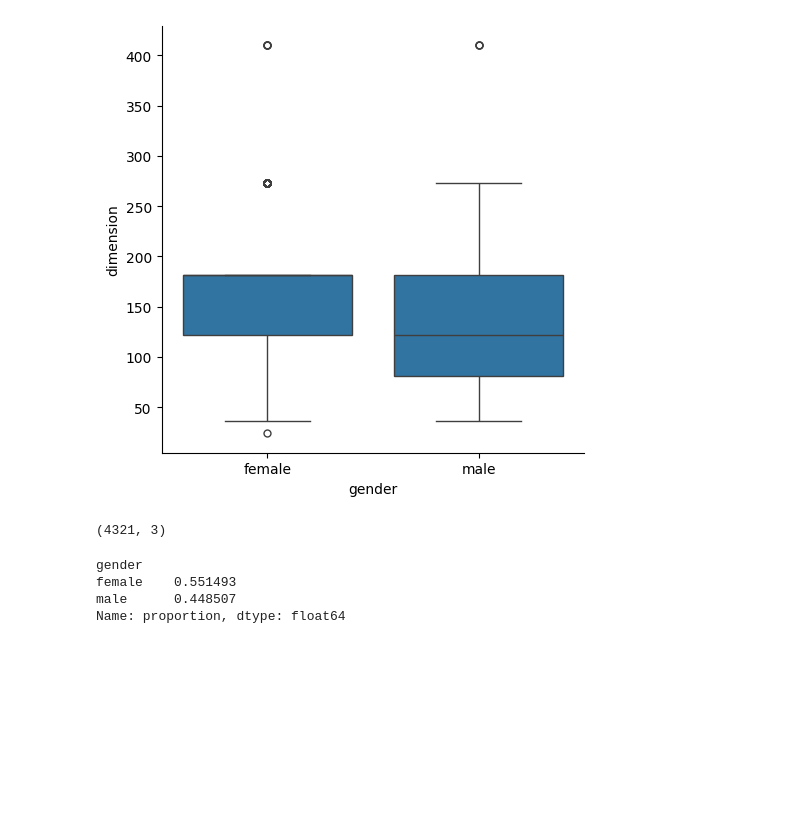
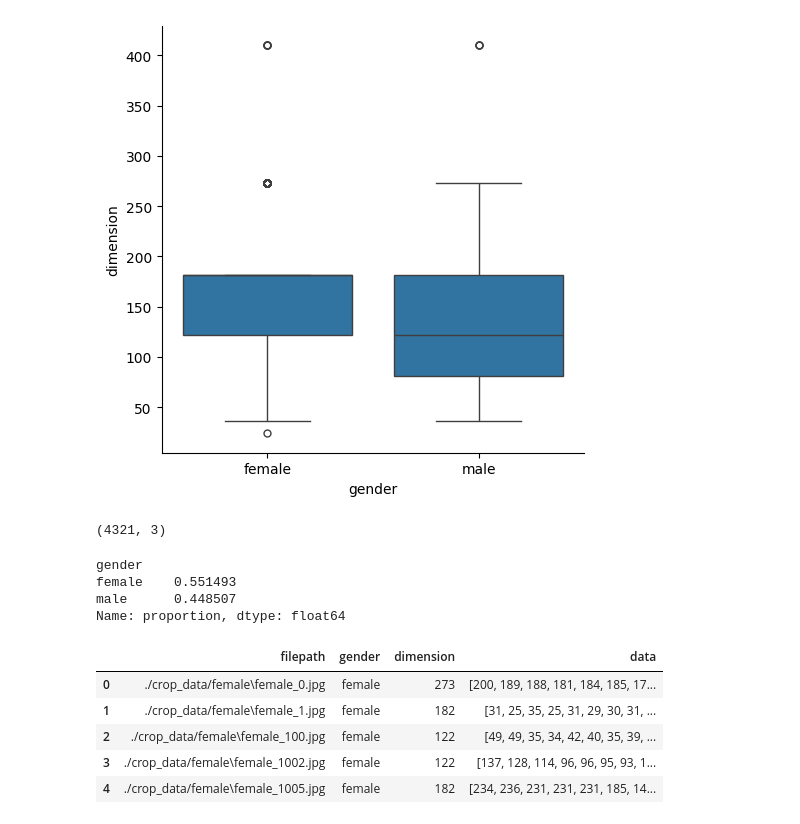
Before and after one commit to Willuv/Facial-Recognition-Program, a Jupyter notebook: 2_Train_FaceRecognition_with_ML/FRM_data_preprocessing_EDA.ipynb, the cells around one changed output. Saved outputs shown, nothing was run; the diff lists cells and outputs as text; code cells hidden in the pictures; blank space fills up the shorter version.

```diff
--- a/2_Train_FaceRecognition_with_ML/FRM_data_preprocessing_EDA.ipynb
+++ b/2_Train_FaceRecognition_with_ML/FRM_data_preprocessing_EDA.ipynb
@@ -168,3 +168,12 @@ def structuring(path):
         return None
 # %%
 df_filter['data'] = df_filter['filepath'].apply(structuring) # convert all images into 100 x 100
+# %%
+df_filter.head()
+# %% [output]
+|  | filepath | gender | dimension | data |
+| 0 | ./crop_data/female\female_0.jpg | female | 273 | [200, 189, 188, 181, 184, 185, 17... |
+| 1 | ./crop_data/female\female_1.jpg | female | 182 | [31, 25, 35, 25, 31, 29, 30, 31, ... |
+| 2 | ./crop_data/female\female_100.jpg | female | 122 | [49, 49, 35, 34, 42, 40, 35, 39, ... |
+| 3 | ./crop_data/female\female_1002.jpg | female | 122 | [137, 128, 114, 96, 96, 95, 93, 1... |
+| 4 | ./crop_data/female\female_1005.jpg | female | 182 | [234, 236, 231, 231, 231, 185, 14... |
```
Also changed, not shown: parts of 13 cells of this notebook, 1 other file.
